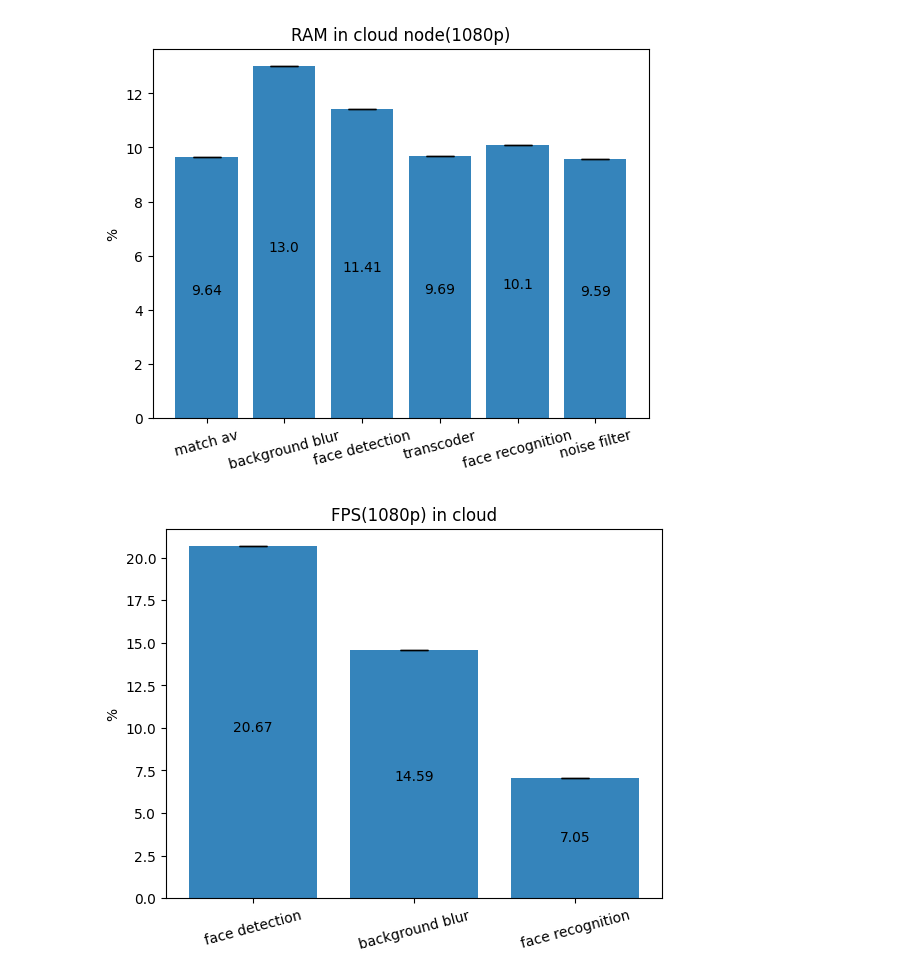
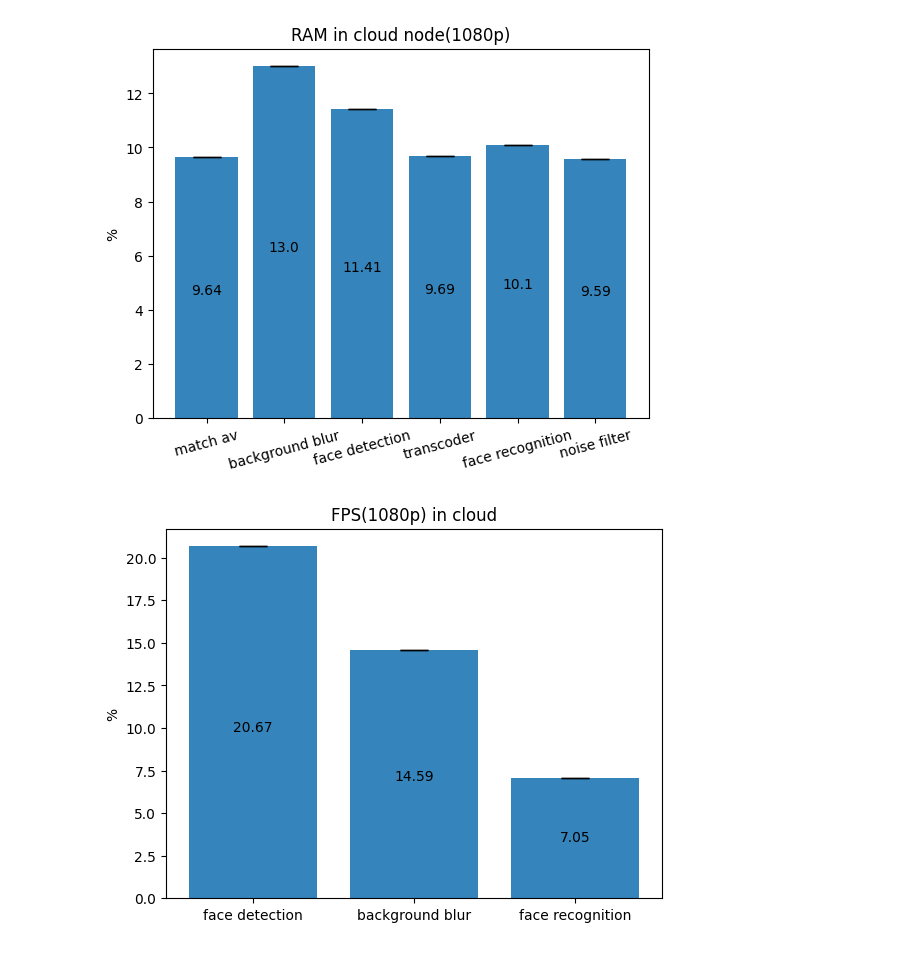
Before and after one commit to hctung57/Streaming-SFC, a Jupyter notebook: vclassCaculation/results/27_3_2023_12h33/cloud_handle_nfv_1080.ipynb, the cells around one changed output. Drawn from its saved outputs; the diff is of its cells as text; code cells hidden in the pictures.

Commit message:
fix chart title

```diff
--- a/vclassCaculation/results/27_3_2023_12h33/cloud_handle_nfv_1080.ipynb
+++ b/vclassCaculation/results/27_3_2023_12h33/cloud_handle_nfv_1080.ipynb
@@ -517,21 +517,21 @@ fps_face_recognition_std = np.std(average_fps_face_recognition)
 # %%
 data = [fps_face_detection_mean, fps_background_blur_mean, fps_face_recognition_mean]
 error = [fps_face_detection_std, fps_background_blur_std, fps_face_recognition_std]
 state = ["face detection","background blur","face recognition"]
 fig1, ax1 = plot.subplots()
 x_pos = x_pos = np.arange(len(state))
 ax1.bar(x_pos, data, yerr=error, align='center',
         alpha=0.9, ecolor='black', capsize=10)
 ax1.set_title('FPS(1080p) in cloud')
 ax1.set_ylabel("%")
-plot.xticks(rotation = 15)
+# plot.xticks(rotation = 15)
 ax1.set_xticks(x_pos)
 ax1.set_xticklabels(state)
 for i, v in enumerate(data):
     if v > 2:
         ax1.text(i, v/2-(v/2)*0.05, str(round(v,2)), ha='center')
     else:
         ax1.text(i, v+0.5, str(round(v,2)), ha='center')
 plot.show()
 # %% [output]
-[figure, old version]
+[figure, new version]
```
Also changed, not shown: 7 other files.
